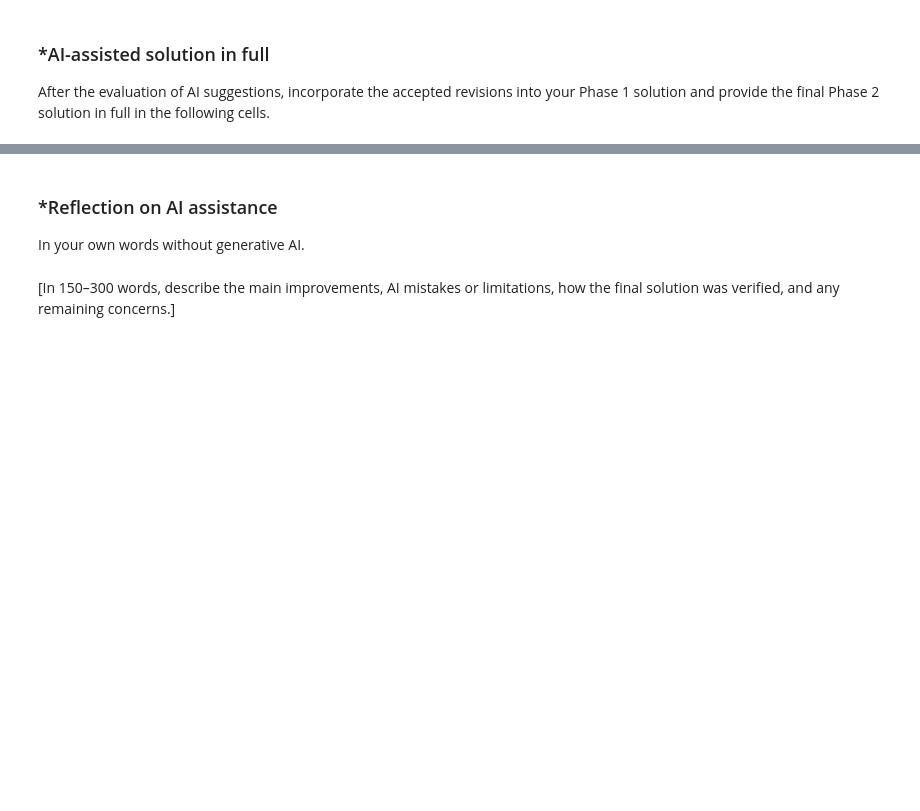
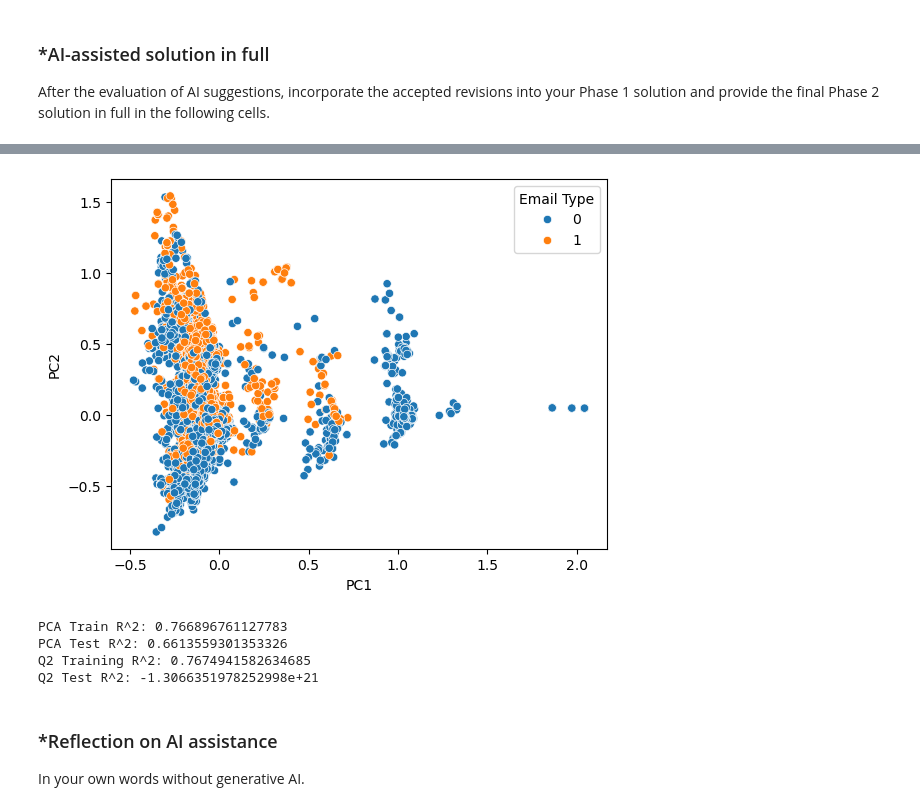
Before and after one commit to jalenmed1911/A05-pca, a Jupyter notebook: notebook.ipynb, the cells around one changed output, grey strips where cells are left out. Drawn from its saved outputs; the diff is of its cells as text; code cells hidden in the pictures; blank space fills up the shorter version.

```diff
--- a/notebook.ipynb
+++ b/notebook.ipynb
@@ -204,0 +258,4 @@ After the evaluation of AI suggestions, incorporate the accepted revisions into
+# %%
+import pandas as pd
+
+df = pd.read_parquet("data/Phishing_clean.parquet")
@@ -205,5 +301,40 @@ After the evaluation of AI suggestions, incorporate the accepted revisions into
+# %%
+from sklearn.decomposition import PCA
+import seaborn as sns
+
+pca_x = df.drop(columns="Email Type")
+pca_y = df["Email Type"]
+
+pca = PCA(n_components=2).fit(pca_x)
+X_pca_sklearn = pca.transform(pca_x)
+
+phising_df = pd.DataFrame(X_pca_sklearn, columns=["PC1", "PC2"])
+phising_df["Email Type"] = pca_y.to_numpy()
+
+sns.scatterplot(data=phising_df, x="PC1", y="PC2", hue="Email Type")
+plt.show()
+# %% [output]
+[figure, added]
+# %%
+pca_large = PCA(n_components=2610)
+x_train_pca = pca_large.fit(eval_x_train)
+x_train_pca = x_train_pca.transform(eval_x_train)
+
+x_test_pca = pca_large.transform(eval_x_valid)
+
+pca_model = LinearRegression()
+pca_model.fit(x_train_pca, eval_y_train)
+
+print("PCA Train R^2:", pca_model.score(x_train_pca, eval_y_train))
+print("PCA Test R^2:", pca_model.score(x_test_pca, eval_y_valid))
+
+print("Q2 Training R^2:", model.score(eval_x_train, eval_y_train))
+print("Q2 Test R^2:", model.score(eval_x_valid, eval_y_valid))
+# %% [output]
+PCA Train R^2: 0.766896761127783
+PCA Test R^2: 0.6613559301353326
+Q2 Training R^2: 0.7674941582634685
+Q2 Test R^2: -1.3066351978252998e+21
 # %% [markdown]
 ### *Reflection on AI assistance
 In your own words without generative AI.
-# %% [markdown]
-[In 150–300 words, describe the main improvements, AI mistakes or limitations, how the final solution was verified, and any remaining concerns.]
```
Also changed, not shown: parts of 18 cells of this notebook.
